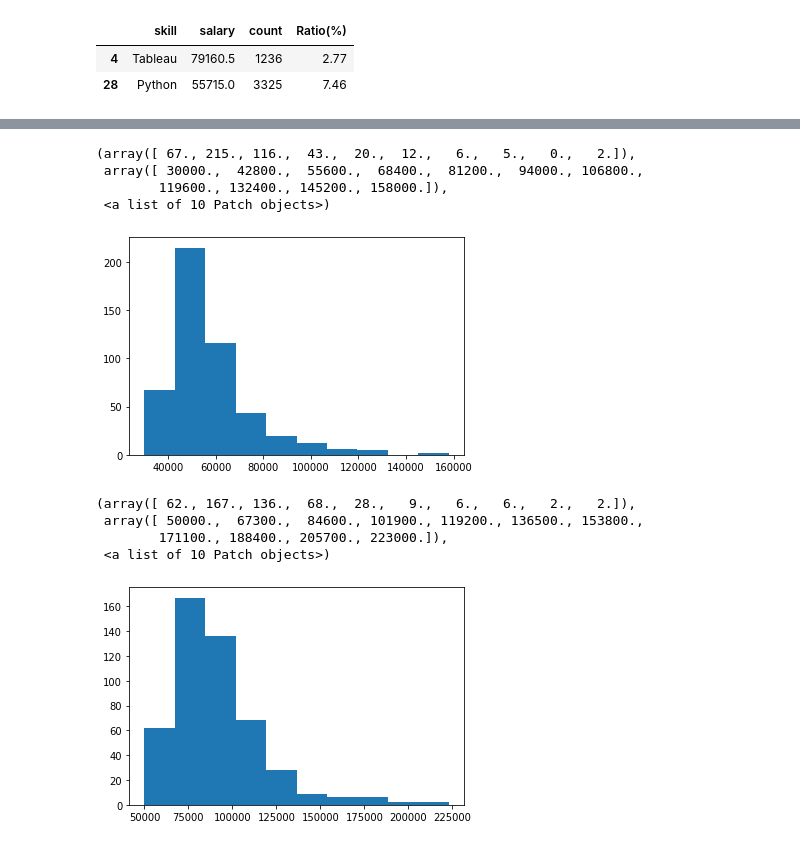
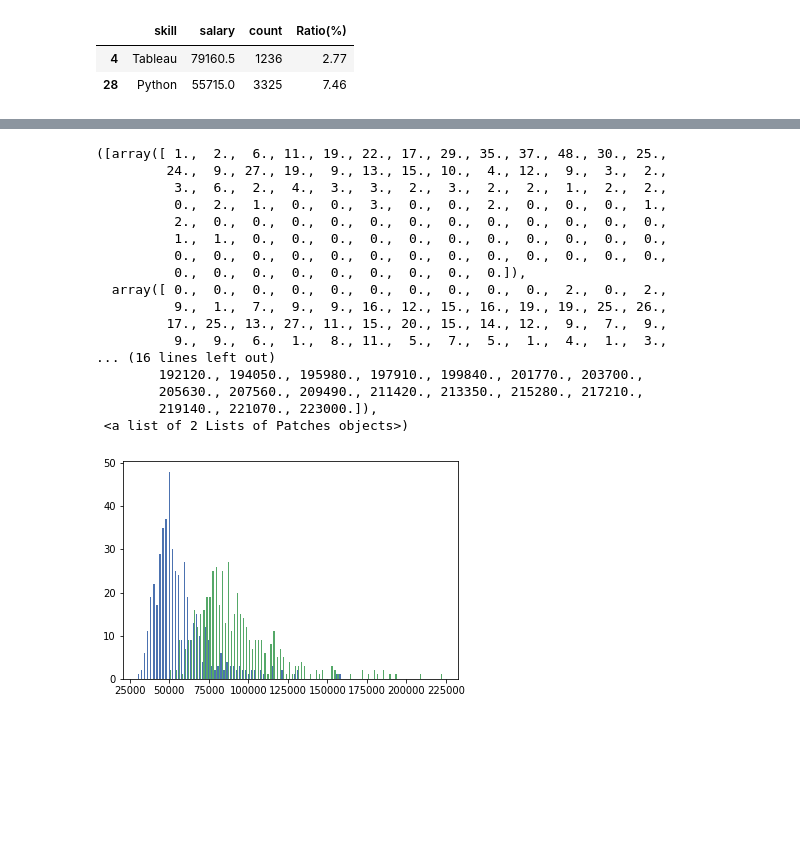
Before and after one commit to Johnnydaszhu/CapStone, a Jupyter notebook: NYC Data Skill Salary Prediction.ipynb, the cells around one changed output, grey strips where cells are left out. Cells and saved outputs as stored; diff of their text form; code cells hidden in the pictures; blank space fills up the shorter version.

Commit message:
hist!!

```diff
--- a/NYC Data Skill Salary Prediction.ipynb
+++ b/NYC Data Skill Salary Prediction.ipynb
@@ -265,17 +265,25 @@ df.head()
 # %%
+import numpy as np
 import matplotlib.pyplot as plt
-plt.hist(df['min'], 10)
+plt.style.use('seaborn-deep')
+
+plt.hist([df['min'], df['max']], 100, label=['min', 'max'])
 # %% [output]
-(array([ 67., 215., 116.,  43.,  20.,  12.,   6.,   5.,   0.,   2.]),
- array([ 30000.,  42800.,  55600.,  68400.,  81200.,  94000., 106800.,
-        119600., 132400., 145200., 158000.]),
- <a list of 10 Patch objects>)
+([array([ 1.,  2.,  6., 11., 19., 22., 17., 29., 35., 37., 48., 30., 25.,
+         24.,  9., 27., 19.,  9., 13., 15., 10.,  4., 12.,  9.,  3.,  2.,
+          3.,  6.,  2.,  4.,  3.,  3.,  2.,  3.,  2.,  2.,  1.,  2.,  2.,
+          0.,  2.,  1.,  0.,  0.,  3.,  0.,  0.,  2.,  0.,  0.,  0.,  1.,
+          2.,  0.,  0.,  0.,  0.,  0.,  0.,  0.,  0.,  0.,  0.,  0.,  0.,
+          1.,  1.,  0.,  0.,  0.,  0.,  0.,  0.,  0.,  0.,  0.,  0.,  0.,
+          0.,  0.,  0.,  0.,  0.,  0.,  0.,  0.,  0.,  0.,  0.,  0.,  0.,
+          0.,  0.,  0.,  0.,  0.,  0.,  0.,  0.,  0.]),
+  array([ 0.,  0.,  0.,  0.,  0.,  0.,  0.,  0.,  0.,  0.,  2.,  0.,  2.,
+          9.,  1.,  7.,  9.,  9., 16., 12., 15., 16., 19., 19., 25., 26.,
+         17., 25., 13., 27., 11., 15., 20., 15., 14., 12.,  9.,  7.,  9.,
+          9.,  9.,  6.,  1.,  8., 11.,  5.,  7.,  5.,  1.,  4.,  1.,  3.,
+... (16 lines left out)
+        192120., 194050., 195980., 197910., 199840., 201770., 203700.,
+        205630., 207560., 209490., 211420., 213350., 215280., 217210.,
+        219140., 221070., 223000.]),
+ <a list of 2 Lists of Patches objects>)
-[figure, old version]
+[figure, new version]
-# %%
-plt.hist(df['max'], 10)
-# %% [output]
-(array([ 62., 167., 136.,  68.,  28.,   9.,   6.,   6.,   2.,   2.]),
- array([ 50000.,  67300.,  84600., 101900., 119200., 136500., 153800.,
-        171100., 188400., 205700., 223000.]),
- <a list of 10 Patch objects>)
-[figure, removed]
```
Also changed, not shown: parts of 2 cells of this notebook, 1 other file.
